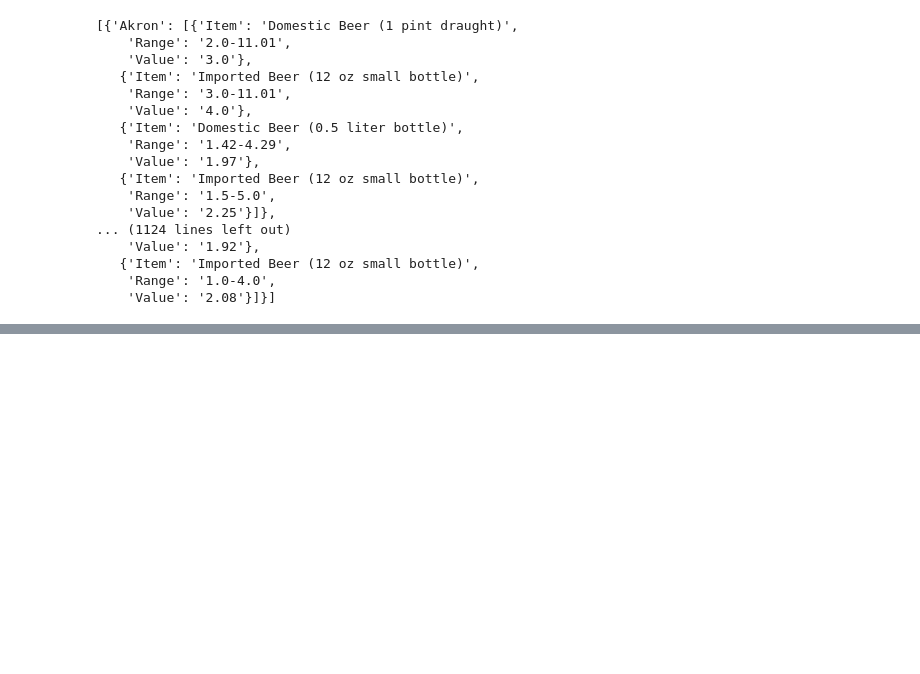
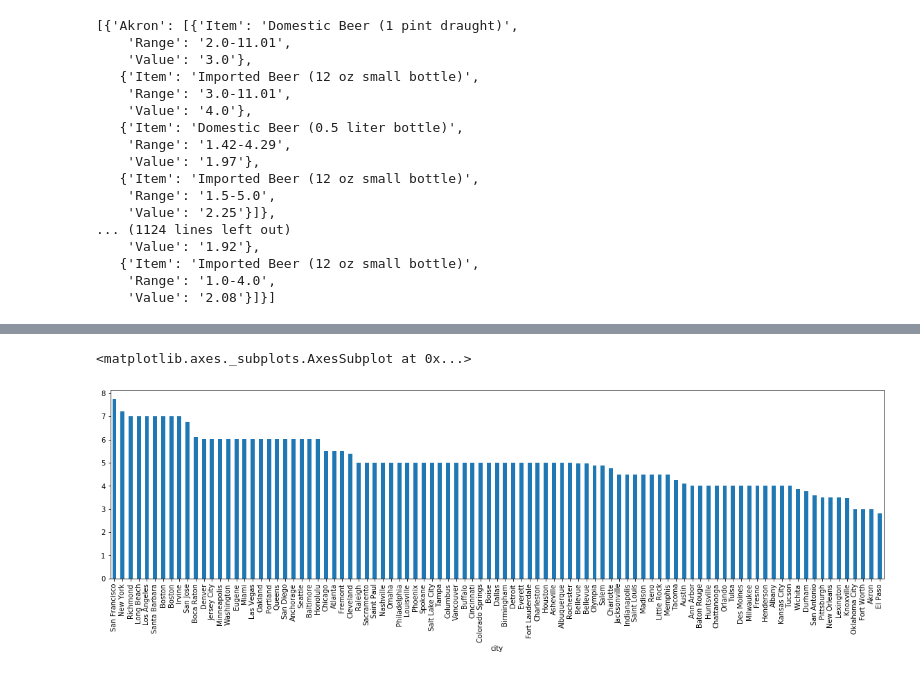
Before and after one commit to travis-tyler/cost_of_living, a Jupyter notebook: analysis/cost_of_beer.ipynb, the cells around one changed output, grey strips where cells are left out. Cells and saved outputs as stored; diff of their text form; code cells hidden in the pictures; blank space fills up the shorter version.

```diff
--- a/analysis/cost_of_beer.ipynb
+++ b/analysis/cost_of_beer.ipynb
@@ -84,0 +85,5 @@ beer_df
+# %%
+beer_df['draught_value'].plot.bar(figsize=(20,5))
+# %% [output]
+<matplotlib.axes._subplots.AxesSubplot at 0x...>
+[figure, added]
```
Also changed, not shown: parts of 8 cells of this notebook.
